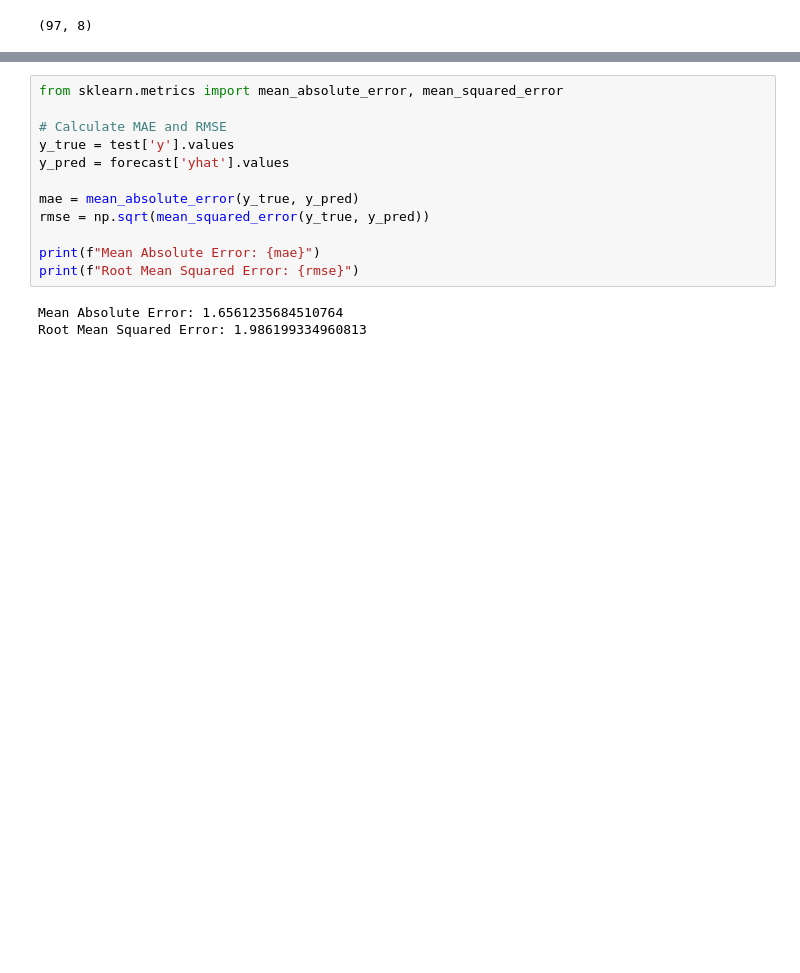
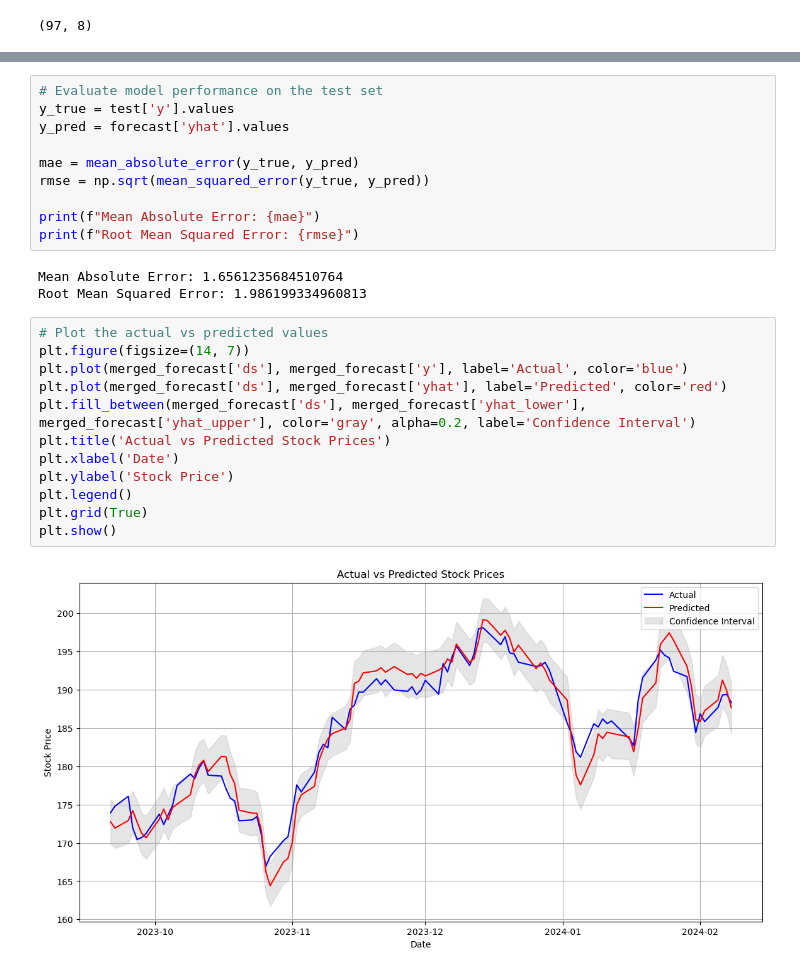
Before and after one commit to kahbelank/Investment-Chatbot, a Jupyter notebook: Machine Learning/test_FBProphet_2Yr.ipynb, the cells around one changed output, grey strips where cells are left out. Saved outputs shown, nothing was run; the diff lists cells and outputs as text; blank space fills up the shorter version.

```diff
--- a/Machine Learning/test_FBProphet_2Yr.ipynb
+++ b/Machine Learning/test_FBProphet_2Yr.ipynb
@@ -139,7 +216,5 @@ model.plot(forecast)
 # %%
-from sklearn.metrics import mean_absolute_error, mean_squared_error
-
-# Calculate MAE and RMSE
+# Evaluate model performance on the test set
 y_true = test['y'].values
 y_pred = forecast['yhat'].values
 
@@ -151,3 +226,17 @@ print(f"Root Mean Squared Error: {rmse}")
 # %% [output]
 Mean Absolute Error: 1.6561235684510764
 Root Mean Squared Error: 1.986199334960813
+# %%
+# Plot the actual vs predicted values
+plt.figure(figsize=(14, 7))
+plt.plot(merged_forecast['ds'], merged_forecast['y'], label='Actual', color='blue')
+plt.plot(merged_forecast['ds'], merged_forecast['yhat'], label='Predicted', color='red')
+plt.fill_between(merged_forecast['ds'], merged_forecast['yhat_lower'], merged_forecast['yhat_upper'], color='gray', alpha=0.2, label='Confidence Interval')
+plt.title('Actual vs Predicted Stock Prices')
+plt.xlabel('Date')
+plt.ylabel('Stock Price')
+plt.legend()
+plt.grid(True)
+plt.show()
+# %% [output]
+[figure, added]
```
Also changed, not shown: parts of 19 cells of this notebook.
